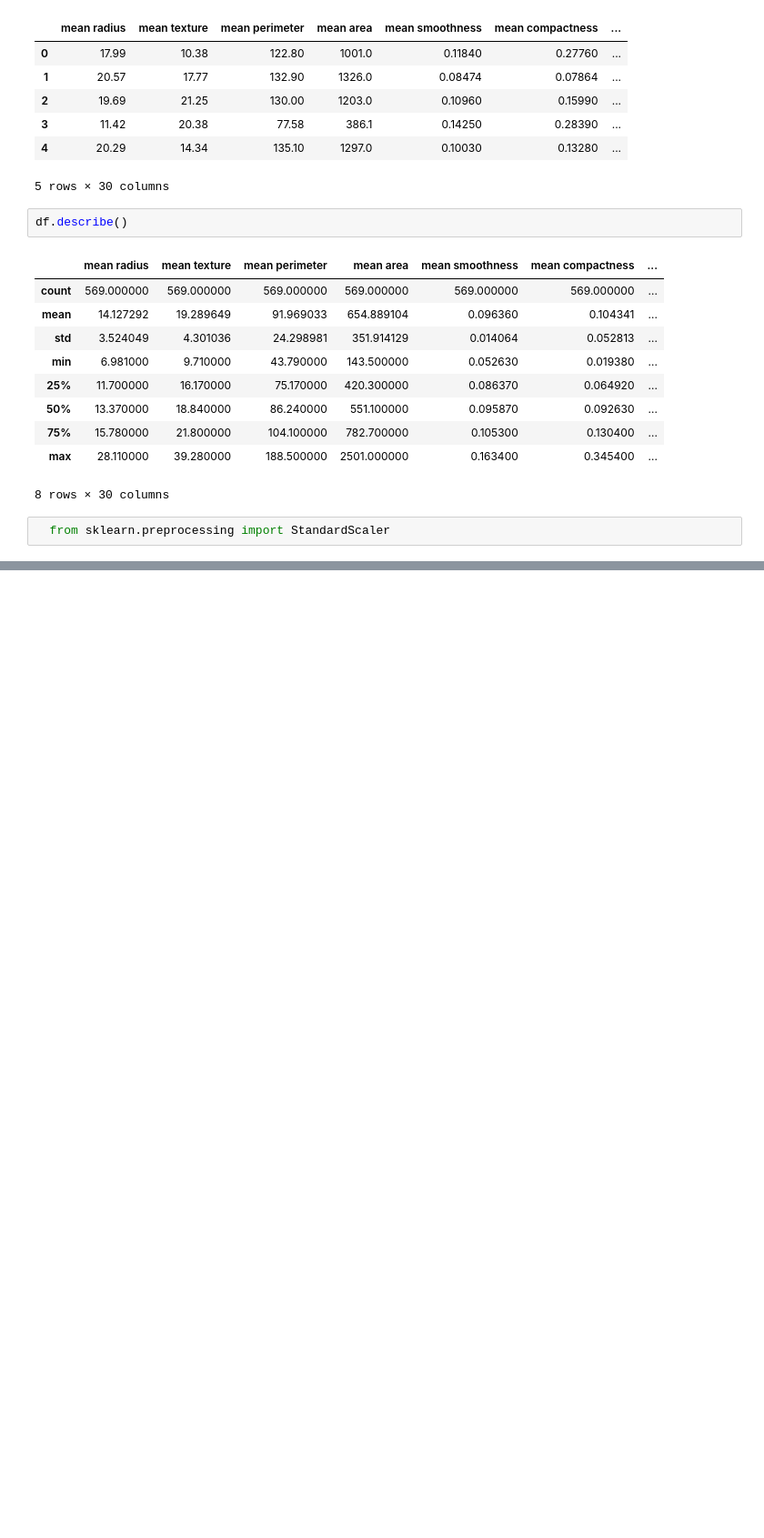
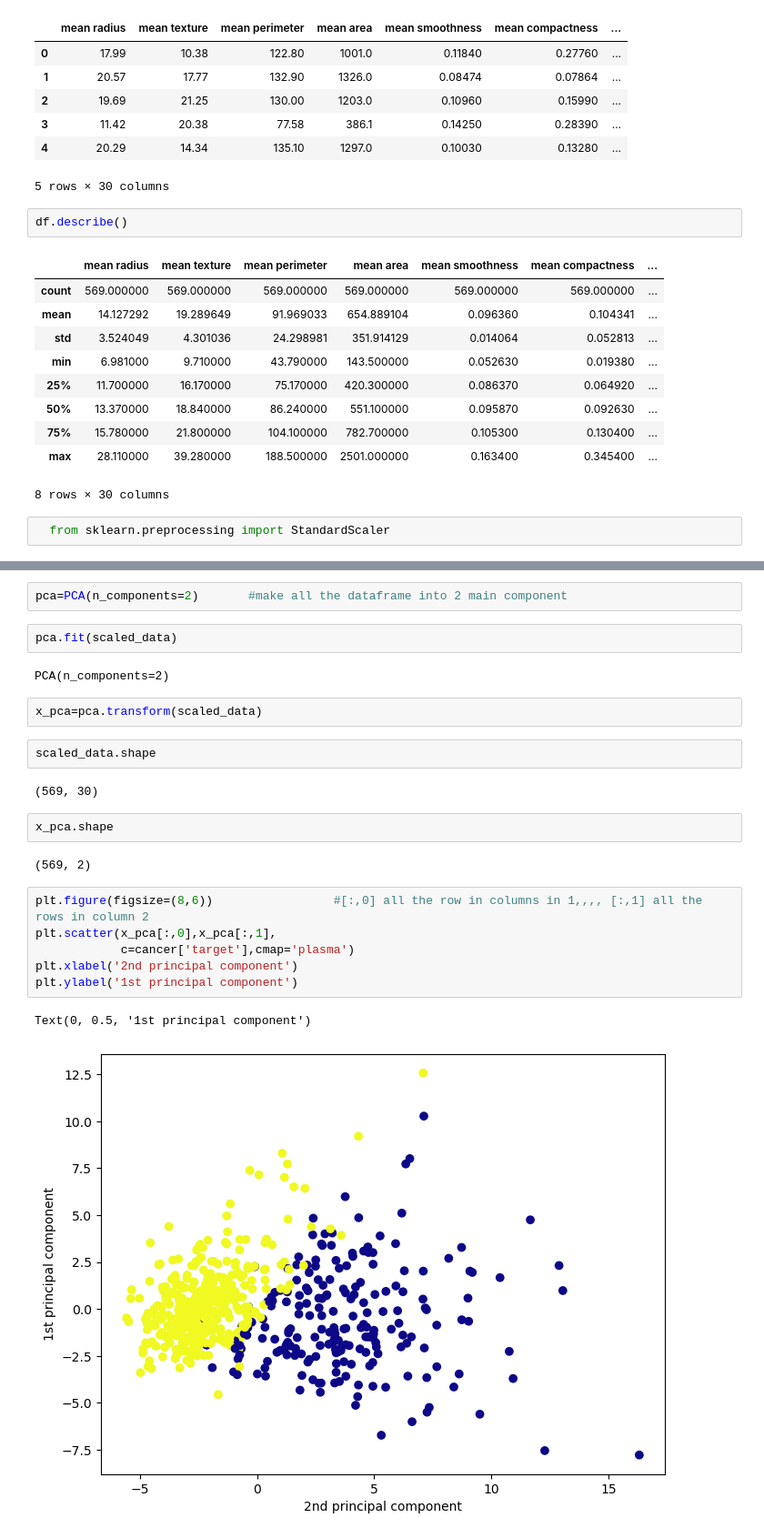
Before and after one commit to AshikurIST/Principal-Component-Analysis-with-python, a Jupyter notebook: PCA with Python.ipynb, the cells around one changed output, grey strips where cells are left out. Shown: that part at 91% size. Drawn from its saved outputs; the diff is of its cells as text; blank space fills up the shorter version.

```diff
--- a/PCA with Python.ipynb
+++ b/PCA with Python.ipynb
@@ -105,0 +81,25 @@ TypeError: 'str' object is not callable
+# %%
+pca=PCA(n_components=2)       #make all the dataframe into 2 main component
+# %%
+pca.fit(scaled_data)
+# %% [output]
+PCA(n_components=2)
+# %%
+x_pca=pca.transform(scaled_data)
+# %%
+scaled_data.shape
+# %% [output]
+(569, 30)
+# %%
+x_pca.shape
+# %% [output]
+(569, 2)
+# %%
+plt.figure(figsize=(8,6))                 #[:,0] all the row in columns in 1,,,, [:,1] all the rows in column 2
+plt.scatter(x_pca[:,0],x_pca[:,1],
+            c=cancer['target'],cmap='plasma')
+plt.xlabel('2nd principal component')
+plt.ylabel('1st principal component')
+# %% [output]
+Text(0, 0.5, '1st principal component')
+[figure, added]
```
Also changed, not shown: parts of 20 cells of this notebook.
